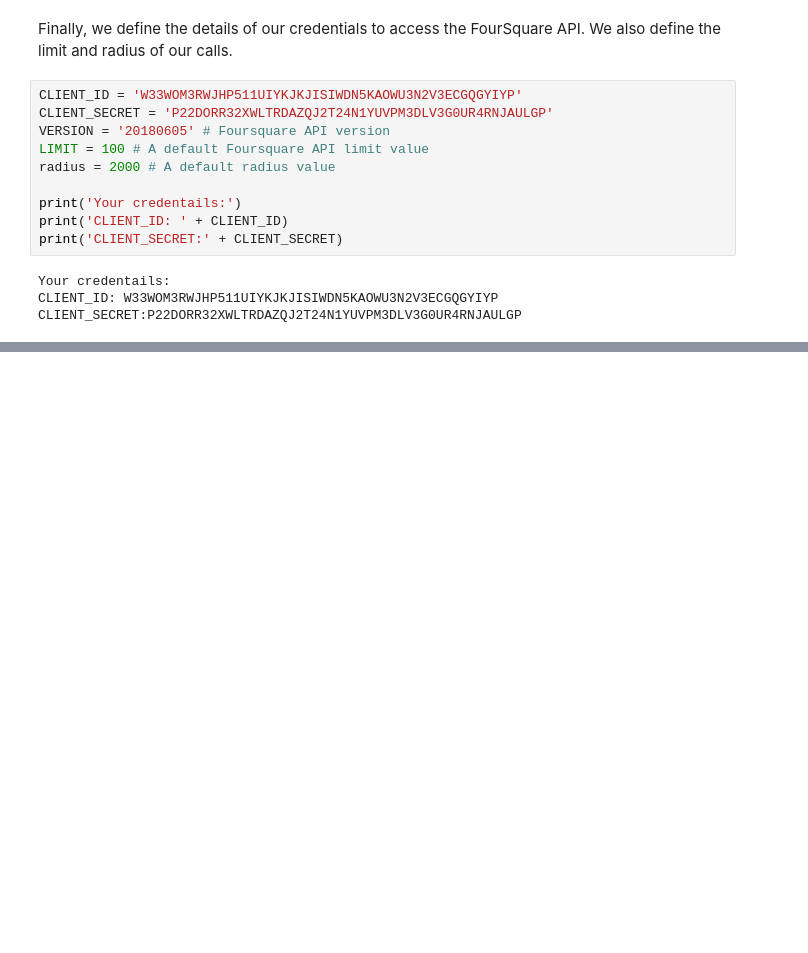
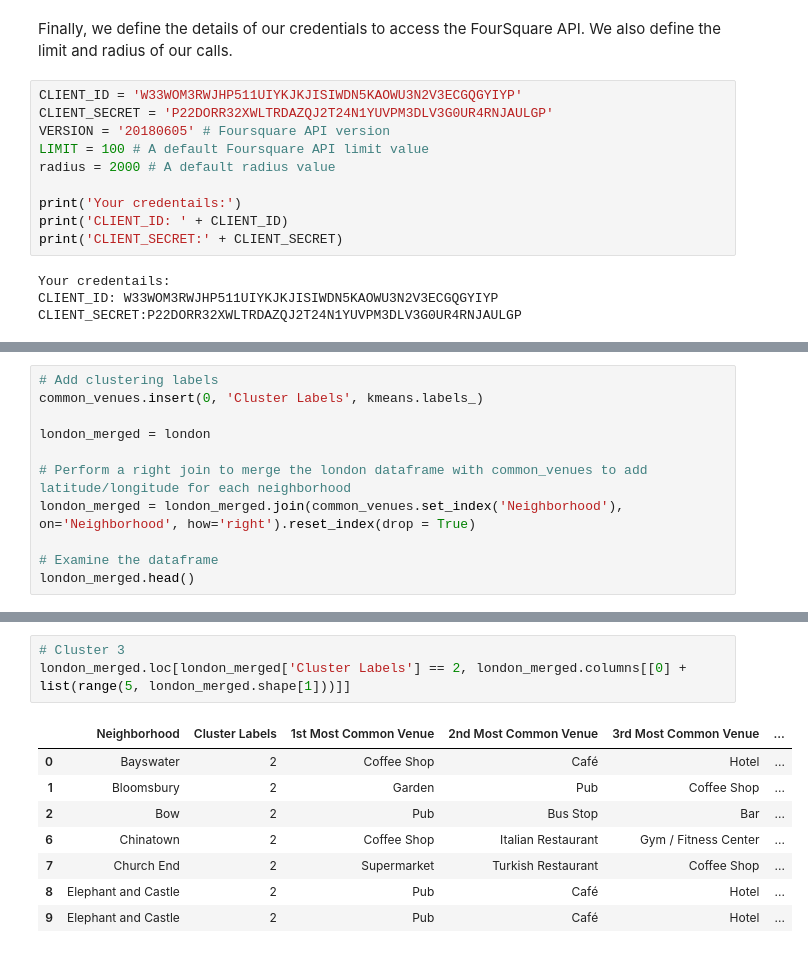
Before and after one commit to charchang/Capstone-Project, a Jupyter notebook: Battle of the Neighborhoods.ipynb, the cells around one changed output, grey strips where cells are left out. Cells and saved outputs as stored; diff of their text form; blank space fills up the shorter version.

```diff
--- a/Battle of the Neighborhoods.ipynb
+++ b/Battle of the Neighborhoods.ipynb
@@ -320,0 +587,11 @@ CLIENT_SECRET:P22DORR32XWLTRDAZQJ2T24N1YUVPM3DLV3G0UR4RNJAULGP
+# %%
+# Add clustering labels
+common_venues.insert(0, 'Cluster Labels', kmeans.labels_)
+
+london_merged = london
+
+# Perform a right join to merge the london dataframe with common_venues to add latitude/longitude for each neighborhood
+london_merged = london_merged.join(common_venues.set_index('Neighborhood'), on='Neighborhood', how='right').reset_index(drop = True)
+
+# Examine the dataframe
+london_merged.head()
@@ -320,0 +659,12 @@ CLIENT_SECRET:P22DORR32XWLTRDAZQJ2T24N1YUVPM3DLV3G0UR4RNJAULGP
+# %%
+# Cluster 3
+london_merged.loc[london_merged['Cluster Labels'] == 2, london_merged.columns[[0] + list(range(5, london_merged.shape[1]))]]
+# %% [output]
+|  | Neighborhood | Cluster Labels | 1st Most Common Venue | 2nd Most Common Venue | 3rd Most Common Venue | ... |
+| 0 | Bayswater | 2 | Coffee Shop | Café | Hotel | ... |
+| 1 | Bloomsbury | 2 | Garden | Pub | Coffee Shop | ... |
+| 2 | Bow | 2 | Pub | Bus Stop | Bar | ... |
+| 6 | Chinatown | 2 | Coffee Shop | Italian Restaurant | Gym / Fitness Center | ... |
+| 7 | Church End | 2 | Supermarket | Turkish Restaurant | Coffee Shop | ... |
+| 8 | Elephant and Castle | 2 | Pub | Café | Hotel | ... |
+| 9 | Elephant and Castle | 2 | Pub | Café | Hotel | ... |
```
Also changed, not shown: parts of 50 cells of this notebook.
